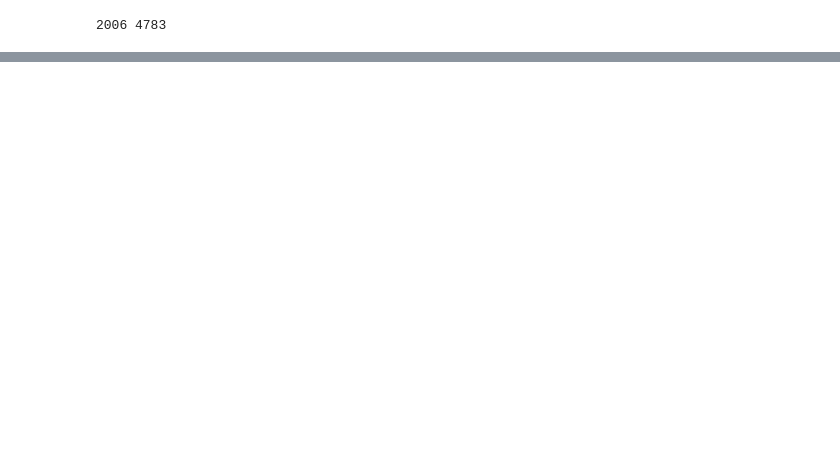
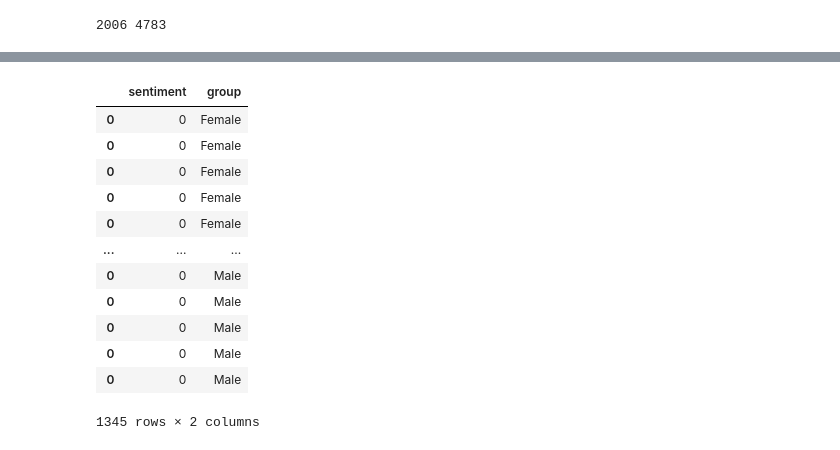
Before and after one commit to GhaidaAlAtoum/PlayGround_ML, a Jupyter notebook: Lab1_Explore_Ghaida.ipynb, the cells around one changed output, grey strips where cells are left out. Saved outputs shown, nothing was run; the diff lists cells and outputs as text; code cells hidden in the pictures; blank space fills up the shorter version.

```diff
--- a/Lab1_Explore_Ghaida.ipynb
+++ b/Lab1_Explore_Ghaida.ipynb
@@ -418,0 +398,6 @@ Wall time: 4min 38s
+# %%
+batch_size = 64
+num_epochs = 3
+X_valid, y_valid = X_train[:batch_size], y_train[:batch_size]
+X_train2, y_train2 = X_train[batch_size:], y_train[batch_size:]
+rnn_base.fit(X_train2, y_train2, validation_data=(X_valid, y_valid), batch_size=batch_size, epochs=num_epochs)
@@ -418,0 +498,16 @@ Wall time: 4min 38s
+# %%
+result
+# %% [output]
+|  | sentiment | group |
+| 0 | 0 | Female |
+| 0 | 0 | Female |
+| 0 | 0 | Female |
+| 0 | 0 | Female |
+| 0 | 0 | Female |
+| ... | ... | ... |
+| 0 | 0 | Male |
+| 0 | 0 | Male |
+| 0 | 0 | Male |
+| 0 | 0 | Male |
+| 0 | 0 | Male |
+1345 rows × 2 columns
```
Also changed, not shown: parts of 56 cells of this notebook, 10 other files.
